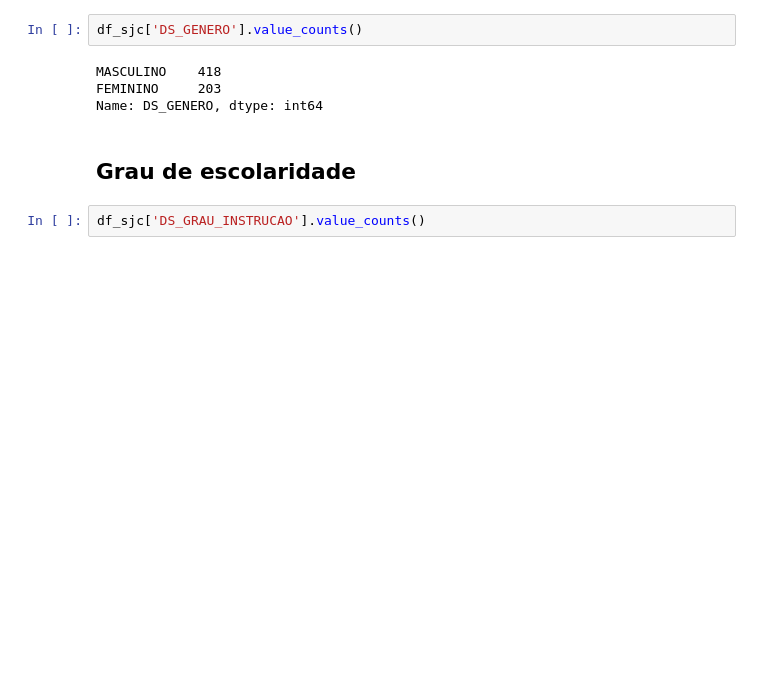
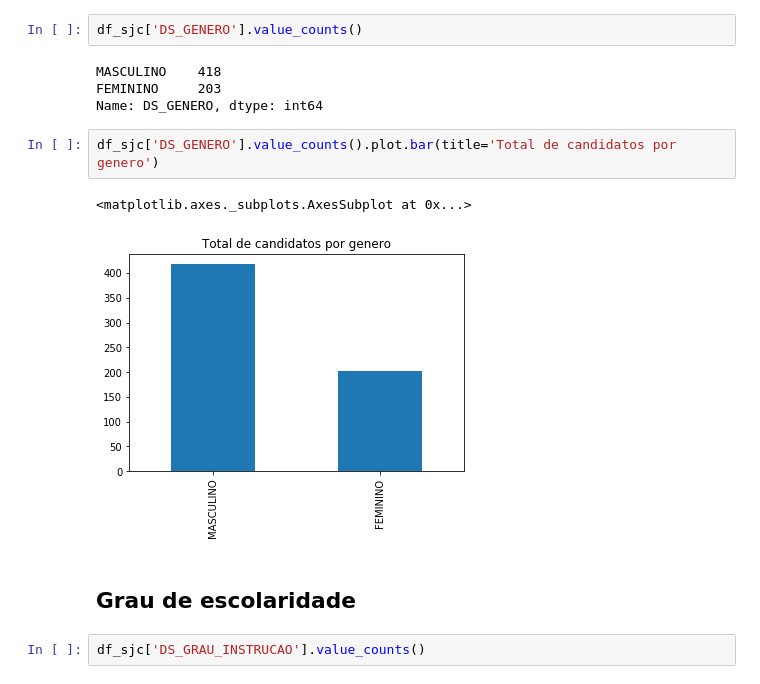
Before and after one commit to IsraelAugusto0110/Eleicoes2020, a Jupyter notebook: 2020_Eleicoes_Analise/2020_Candidatos_Analise.ipynb, the cells around one changed output. Cells and saved outputs as stored; diff of their text form; blank space fills up the shorter version.

```diff
--- a/2020_Eleicoes_Analise/2020_Candidatos_Analise.ipynb
+++ b/2020_Eleicoes_Analise/2020_Candidatos_Analise.ipynb
@@ -141,6 +145,11 @@ df_sjc['DS_GENERO'].value_counts()
 MASCULINO    418
 FEMININO     203
 Name: DS_GENERO, dtype: int64
+# %%
+df_sjc['DS_GENERO'].value_counts().plot.bar(title='Total de candidatos por genero')
+# %% [output]
+<matplotlib.axes._subplots.AxesSubplot at 0x...>
+[figure, added]
 # %% [markdown]
 ## Grau de escolaridade
 # %%
```
Also changed, not shown: parts of 14 cells of this notebook, 2 other files.
